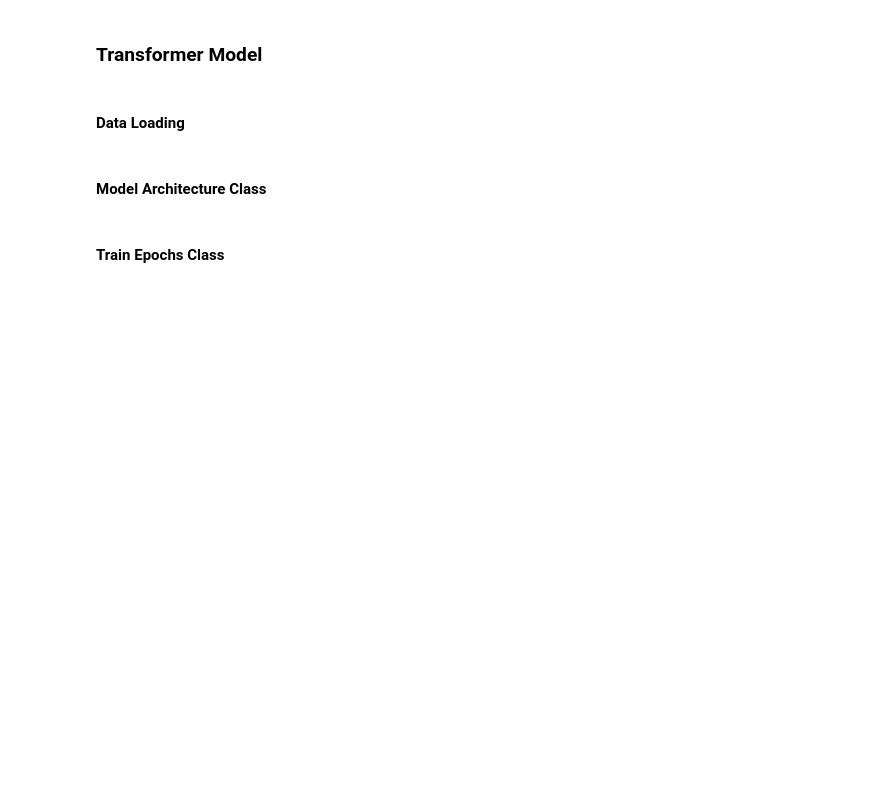
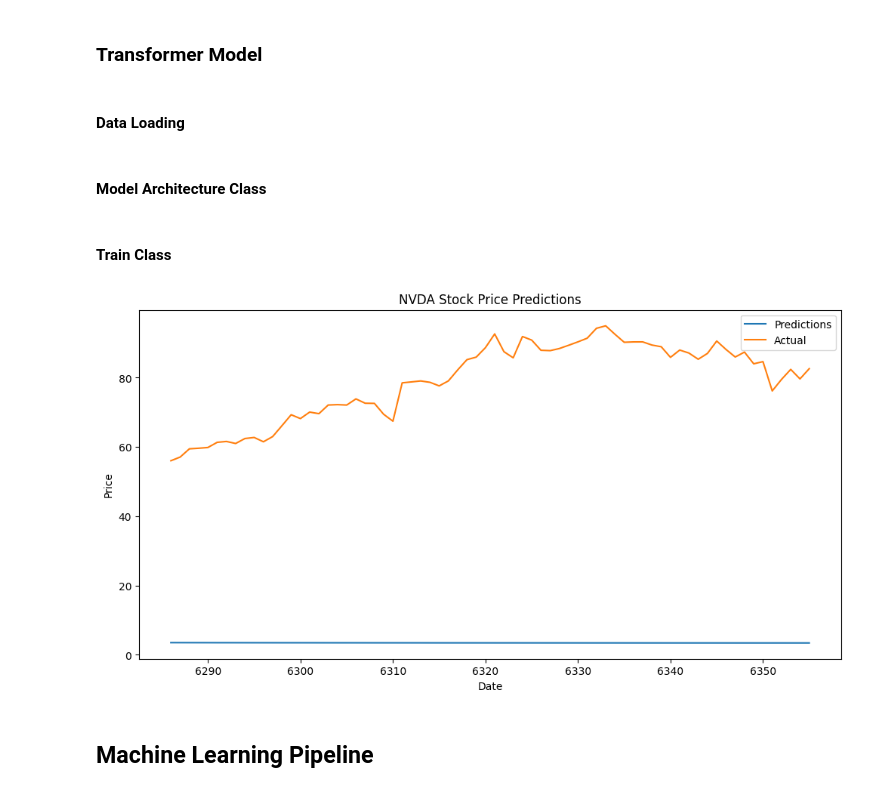
Before and after one commit to yiukitCheung/Stocks_Alert_System, a Jupyter notebook: jupyter notebook/model_training.ipynb, the cells around one changed output. Cells and saved outputs as stored; diff of their text form; code cells hidden in the pictures; blank space fills up the shorter version.

```diff
--- a/jupyter notebook/model_training.ipynb
+++ b/jupyter notebook/model_training.ipynb
@@ -251,6 +317,6 @@ def init_weights(m):
     if m.bias is not None:
       nn.init.zeros_(m.bias)
 # %% [markdown]
-#### Train Epochs Class
+#### Train Class
 # %%
 class TimeSeriesTrainer:
@@ -427 +564,15 @@ class TimeSeriesTrainer:
+# %%
+# Plot predictions and actual stock prices for the last 100 days
+plt.figure(figsize=(12, 6))
+plt.plot(df_test.index[-70:], np.expm1(predictions), label='Predictions')  # Take the last 100 predictions
+plt.plot(df_test.index[-70:], np.expm1(targets), label='Actual')       # Take the last 100 actuals
+plt.title('NVDA Stock Price Predictions')
+plt.xlabel('Date')
+plt.ylabel('Price')
+plt.legend()
+plt.show()
+# %% [output]
+[figure, added]
+# %% [markdown]
+## Machine Learning Pipeline
 # %%
```
Also changed, not shown: parts of 15 cells of this notebook, 6 other files.
